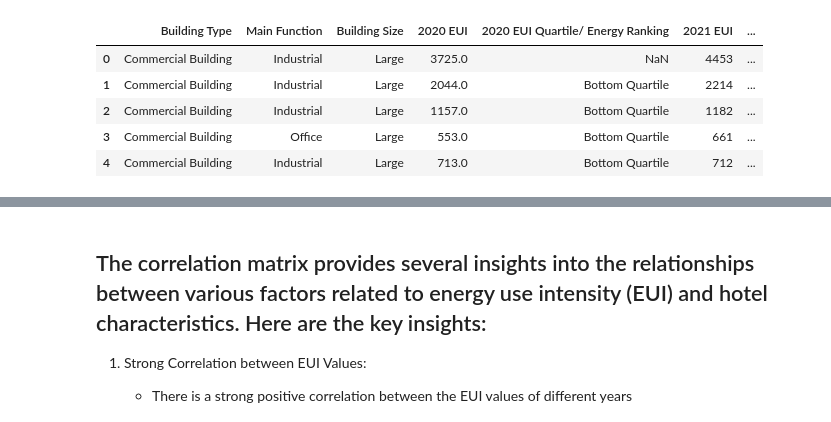
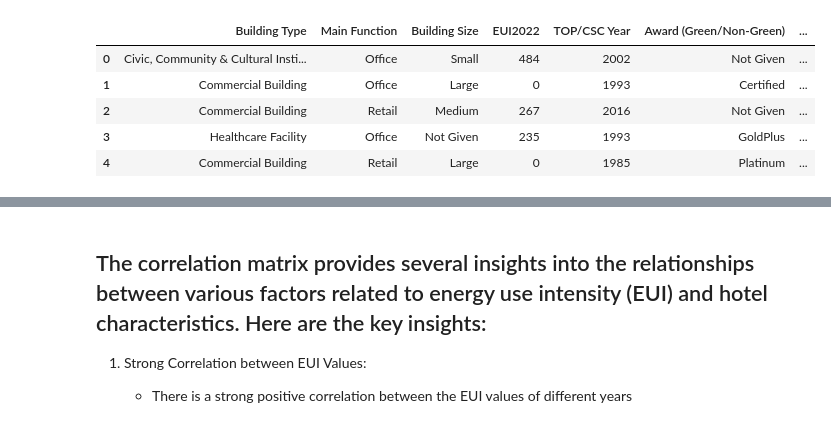
Before and after one commit to aakashsyadav1999/building_energy_prediction, a Jupyter notebook: research/building_energy_predictor.ipynb, the cells around one changed output, grey strips where cells are left out. Cells and saved outputs as stored; diff of their text form; code cells hidden in the pictures.

```diff
--- a/research/building_energy_predictor.ipynb
+++ b/research/building_energy_predictor.ipynb
@@ -13,13 +13,14 @@ from sklearn.ensemble import RandomForestRegressor
 from sklearn.metrics import mean_squared_error, mean_absolute_error, r2_score
 # %%
 #Reading dataset
-df = pd.read_csv(r'D:\VS code files\building_energy_consumption\dataset\singapore_dataset\end_end\data\building-energy-performance-data-for-2022.csv')
+#df = pd.read_csv(r'D:\VS code files\building_energy_consumption\dataset\singapore_dataset\end_end\data\building-energy-performance-data-for-2022.csv')
+df = pd.read_csv(r'D:\VS code files\building_energy_consumption\dataset\singapore_dataset\end_end\data\synthetic_data.csv')
 df.head()
 # %% [output]
-|  | Building Type | Main Function | Building Size | 2020 EUI | 2020 EUI Quartile/ Energy Ranking | 2021 EUI | ... |
-| 0 | Commercial Building | Industrial | Large | 3725.0 | NaN | 4453 | ... |
-| 1 | Commercial Building | Industrial | Large | 2044.0 | Bottom Quartile | 2214 | ... |
-| 2 | Commercial Building | Industrial | Large | 1157.0 | Bottom Quartile | 1182 | ... |
-| 3 | Commercial Building | Office | Large | 553.0 | Bottom Quartile | 661 | ... |
-| 4 | Commercial Building | Industrial | Large | 713.0 | Bottom Quartile | 712 | ... |
+|  | Building Type | Main Function | Building Size | EUI2022 | TOP/CSC Year | Award (Green/Non-Green) | ... |
+| 0 | Civic, Community & Cultural Insti... | Office | Small | 484 | 2002 | Not Given | ... |
+| 1 | Commercial Building | Office | Large | 0 | 1993 | Certified | ... |
+| 2 | Commercial Building | Retail | Medium | 267 | 2016 | Not Given | ... |
+| 3 | Healthcare Facility | Office | Not Given | 235 | 1993 | GoldPlus | ... |
+| 4 | Commercial Building | Retail | Large | 0 | 1985 | Platinum | ... |
 # %%
```
Also changed, not shown: parts of 41 cells of this notebook, 3 other files.
